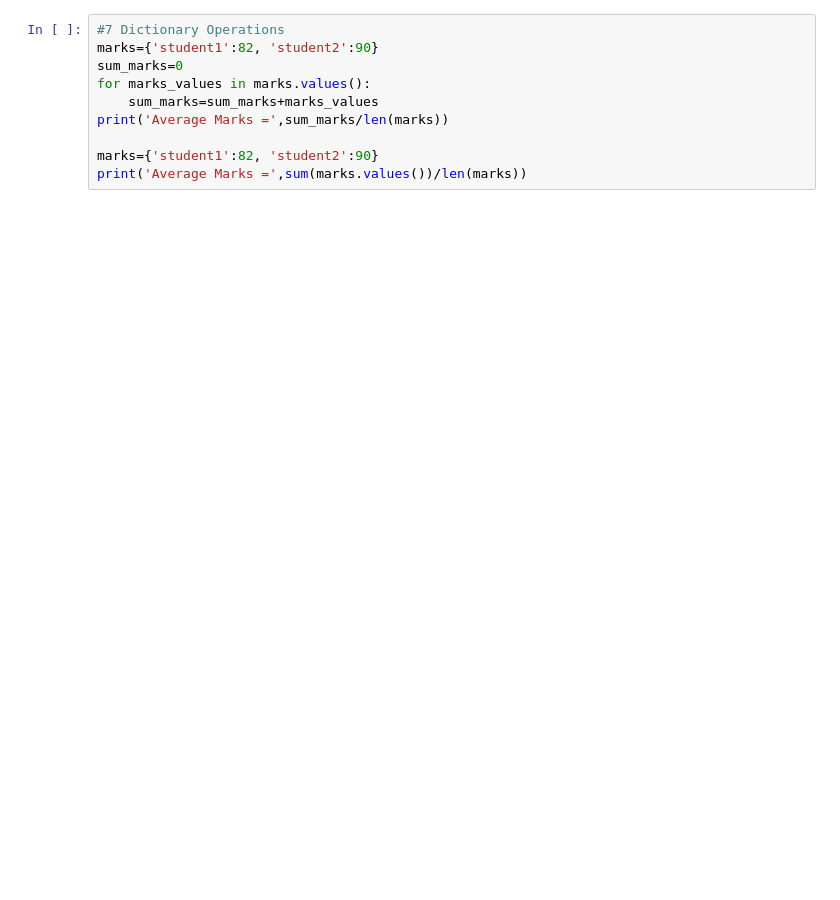
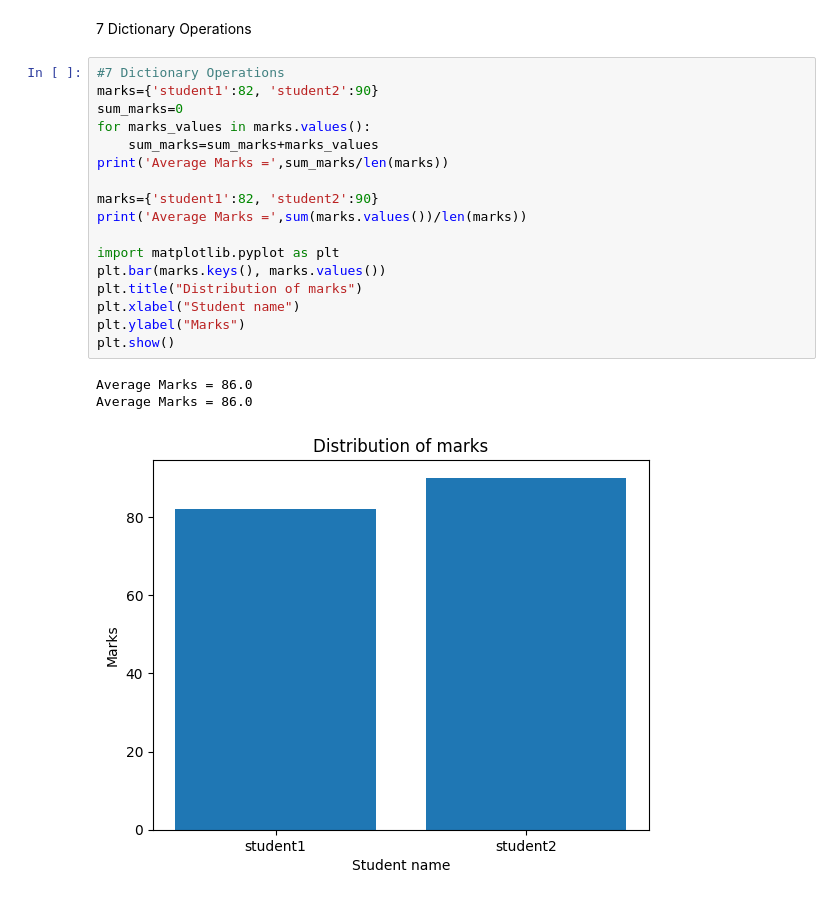
Before and after one commit to shahzd11/PSDV-assignment, a Jupyter notebook: jupyss.ipynb, the cells around one changed output. Saved outputs shown, nothing was run; the diff lists cells and outputs as text; blank space fills up the shorter version.

```diff
--- a/jupyss.ipynb
+++ b/jupyss.ipynb
@@ -61,10 +115,23 @@ else:
+# %% [markdown]
+7 Dictionary Operations
 # %%
 #7 Dictionary Operations
 marks={'student1':82, 'student2':90}
 sum_marks=0
 for marks_values in marks.values():
     sum_marks=sum_marks+marks_values
 print('Average Marks =',sum_marks/len(marks))
 
 marks={'student1':82, 'student2':90}
 print('Average Marks =',sum(marks.values())/len(marks))
+
+import matplotlib.pyplot as plt
+plt.bar(marks.keys(), marks.values())
+plt.title("Distribution of marks")
+plt.xlabel("Student name")
+plt.ylabel("Marks")
+plt.show()
+# %% [output]
+Average Marks = 86.0
+Average Marks = 86.0
+[figure, added]
```
Also changed, not shown: parts of 50 cells of this notebook, 4 other files.
